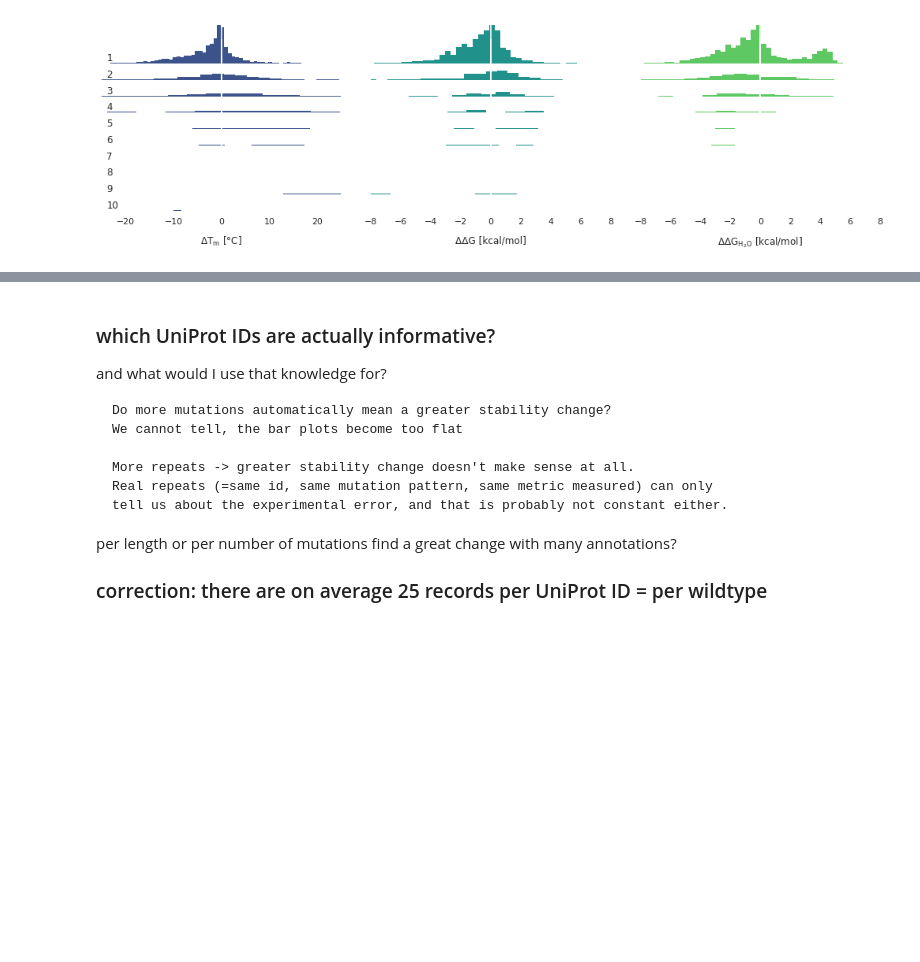
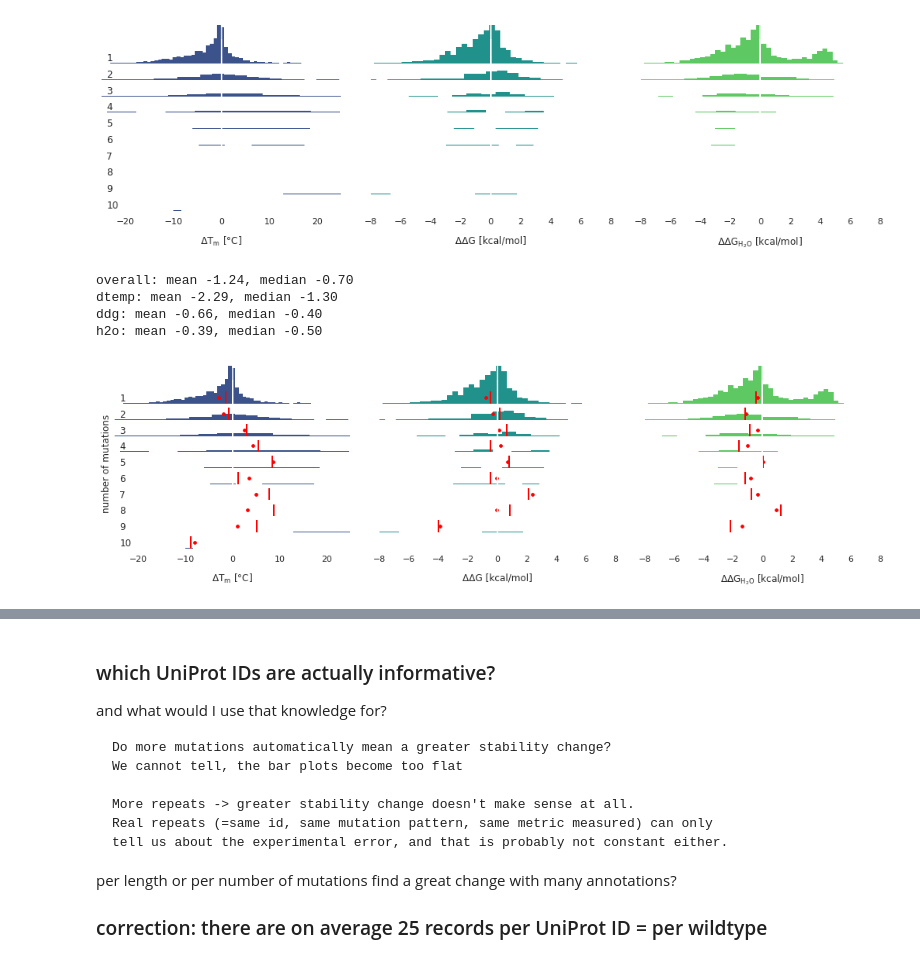
Before and after one commit to lkndl/mapra, a Jupyter notebook: mapra/1_dataset_explo.ipynb, the cells around one changed output, grey strips where cells are left out. Saved outputs shown, nothing was run; the diff lists cells and outputs as text; code cells hidden in the pictures; blank space fills up the shorter version.

```diff
--- a/mapra/1_dataset_explo.ipynb
+++ b/mapra/1_dataset_explo.ipynb
@@ -283,3 +290,27 @@ for i, ax in enumerate(g.axes[-1,]):
 g.savefig(wd / 'plots' / 'hill_line_mut_count_reduced_set_hist.png', dpi=300)
 # %% [output]
 [figure]
+# %%
+for i, delta in enumerate(delta_order):
+    dfd = df.loc[df.DELTA == delta]
+    print(f'{delta}: mean {np.mean(dfd.stab_change):.2f}, '
+          f'median {np.median(dfd.stab_change):.2f}')
+    for mc in sorted(dfd.metr_change.unique()):
+        sc = dfd.loc[dfd.metr_change == mc].stab_change
+        md, mn = np.median(sc), np.mean(sc)
+        # print(delta, mc, md, mn)
+        g.axes[mc - 1, i].axvline(x=md, ymin=0, ymax=.3,
+                                  color='red', lw=1.6, label='median',
+                                  clip_on=True, solid_capstyle='butt')
+        g.axes[mc - 1, i].plot(mn, g.axes[mc - 1, i].get_ylim()[1] * .15,
+                               color='red', marker='o', markersize=3,
+                               clip_on=True, label='mean')
+
+g.axes[5, 0].set_ylabel('number of mutations')
+g.fig
+# %% [output]
+overall: mean -1.24, median -0.70
+dtemp: mean -2.29, median -1.30
+ddg: mean -0.66, median -0.40
+h2o: mean -0.39, median -0.50
+[figure, added]
```
Also changed, not shown: parts of 12 cells of this notebook, 6 other files.
